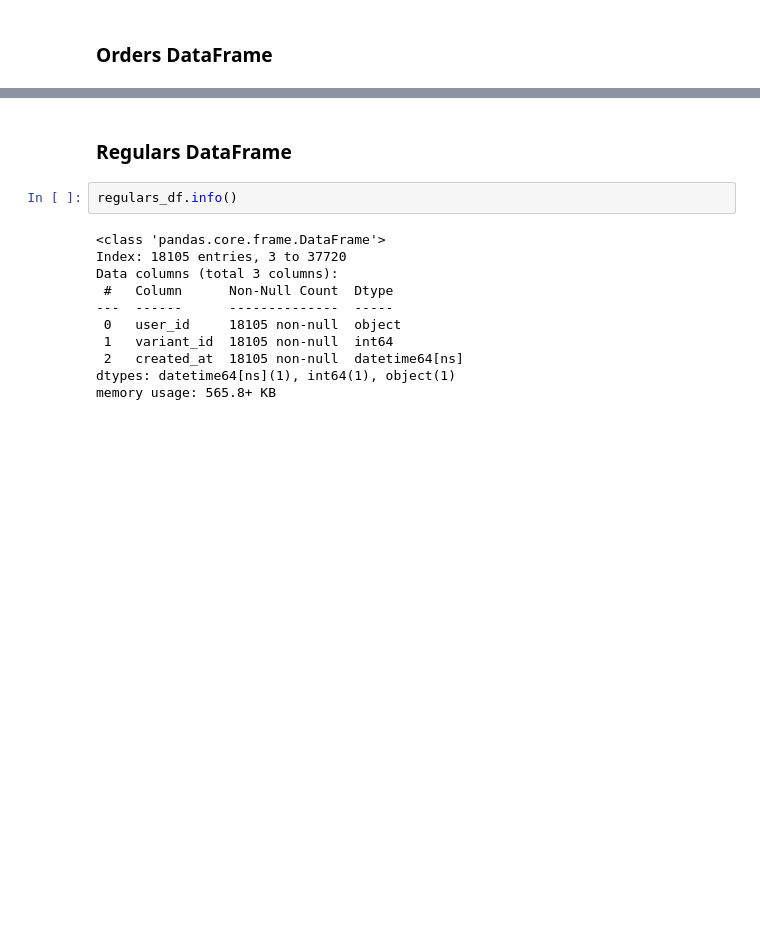
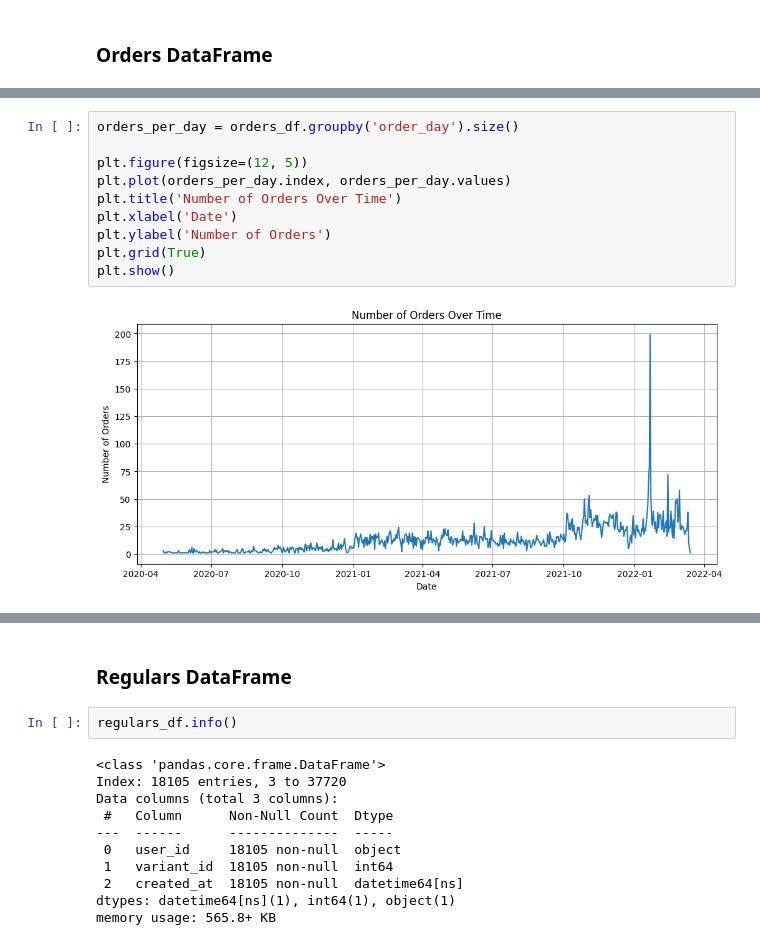
Before and after one commit to Riemann-def/zrive-ds, a Jupyter notebook: src/module_2/prueba.ipynb, the cells around one changed output, grey strips where cells are left out. Saved outputs shown, nothing was run; the diff lists cells and outputs as text; blank space fills up the shorter version.

```diff
--- a/src/module_2/prueba.ipynb
+++ b/src/module_2/prueba.ipynb
@@ -130,0 +154,12 @@ memory usage: 737.8+ KB
+# %%
+orders_per_day = orders_df.groupby('order_day').size()
+
+plt.figure(figsize=(12, 5))
+plt.plot(orders_per_day.index, orders_per_day.values)
+plt.title('Number of Orders Over Time')
+plt.xlabel('Date')
+plt.ylabel('Number of Orders')
+plt.grid(True)
+plt.show()
+# %% [output]
+[figure, added]
```
Also changed, not shown: parts of 31 cells of this notebook.
